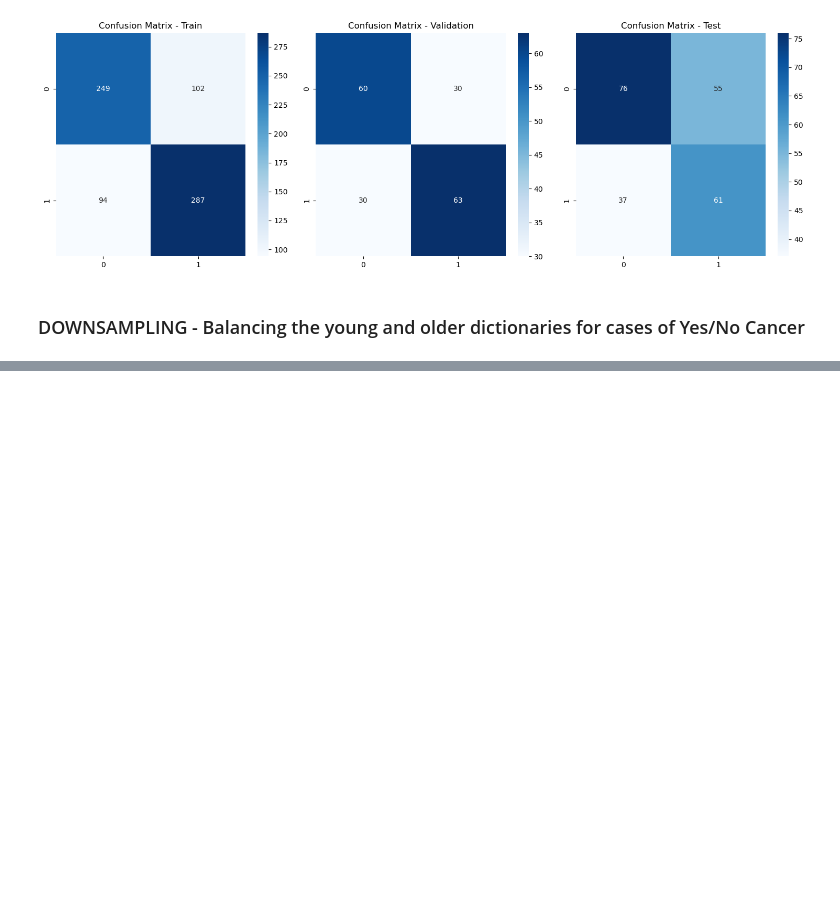
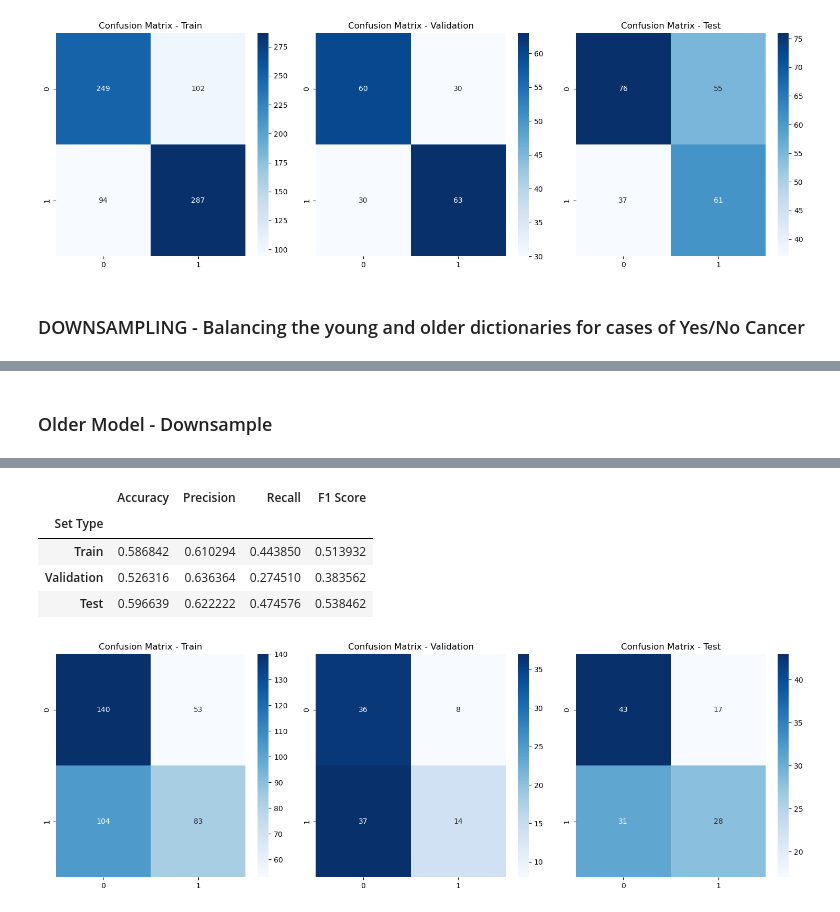
Before and after one commit to Kimberly97llp/cvproject, a Jupyter notebook: modeling.ipynb, the cells around one changed output, grey strips where cells are left out. Cells and saved outputs as stored; diff of their text form; code cells hidden in the pictures; blank space fills up the shorter version.

```diff
--- a/modeling.ipynb
+++ b/modeling.ipynb
@@ -978,0 +1015,5 @@ balance_checker(balanced_down)
+# %% [markdown]
+### Older Model  - Downsample
+# %%
+model_old_down, history_old_down, metrics_old_down = build_and_resnet_1img_model(X_train_old_down, y_train_old_down, X_val_old_down, y_val_old_down, X_test_old_down, y_test_old_down, 0.5)
+# %% [output]
@@ -978,0 +1031,6 @@ balance_checker(balanced_down)
+|  | Accuracy | Precision | Recall | F1 Score |
+| Set Type |  |  |  |  |
+| Train | 0.586842 | 0.610294 | 0.443850 | 0.513932 |
+| Validation | 0.526316 | 0.636364 | 0.274510 | 0.383562 |
+| Test | 0.596639 | 0.622222 | 0.474576 | 0.538462 |
+[figure, added]
```
Also changed, not shown: parts of 12 cells of this notebook.
